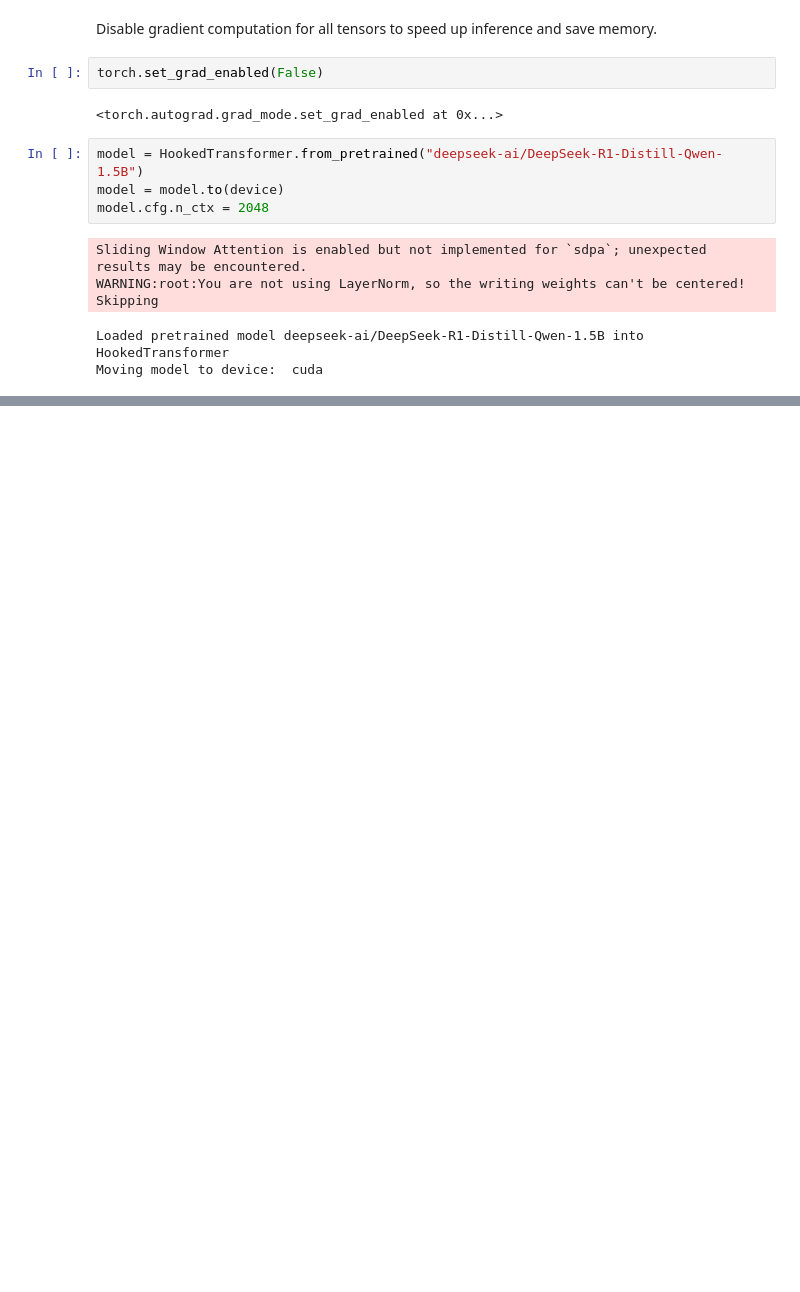
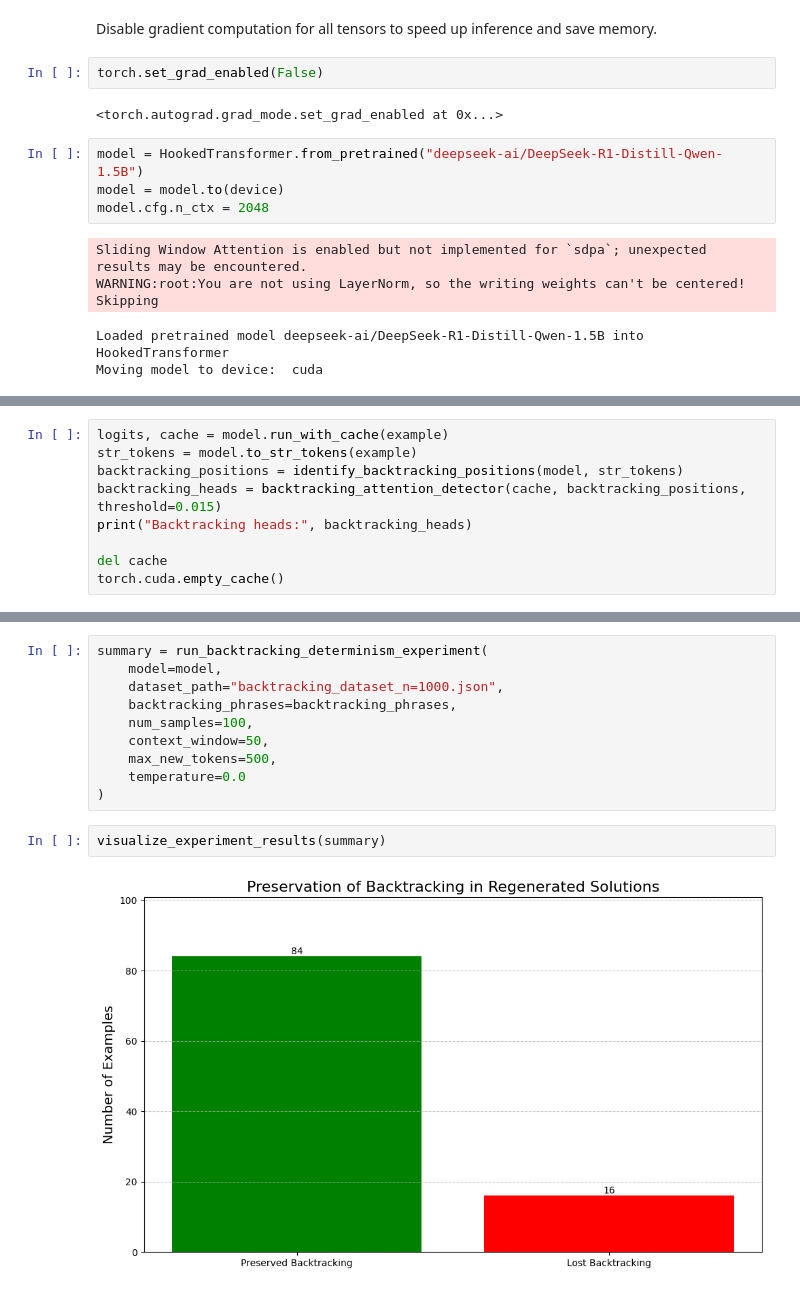
Before and after one commit to uzaymacar/understanding-reasoning-models, a Jupyter notebook: analyze.ipynb, the cells around one changed output, grey strips where cells are left out. Saved outputs shown, nothing was run; the diff lists cells and outputs as text; blank space fills up the shorter version.

```diff
--- a/analyze.ipynb
+++ b/analyze.ipynb
@@ -663,0 +945,9 @@ def ablate_neurons_and_test(model, top_neurons, test_problems, device):
+# %%
+logits, cache = model.run_with_cache(example)
+str_tokens = model.to_str_tokens(example)
+backtracking_positions = identify_backtracking_positions(model, str_tokens)
+backtracking_heads = backtracking_attention_detector(cache, backtracking_positions, threshold=0.015)
+print("Backtracking heads:", backtracking_heads)
+
+del cache
+torch.cuda.empty_cache()
@@ -663,0 +1273,14 @@ def ablate_neurons_and_test(model, top_neurons, test_problems, device):
+# %%
+summary = run_backtracking_determinism_experiment(
+    model=model,
+    dataset_path="backtracking_dataset_n=1000.json",
+    backtracking_phrases=backtracking_phrases,
+    num_samples=100,
+    context_window=50,
+    max_new_tokens=500,
+    temperature=0.0
+)
+# %%
+visualize_experiment_results(summary)
+# %% [output]
+[figure, added]
```
Also changed, not shown: parts of 41 cells of this notebook, 3 other files.
